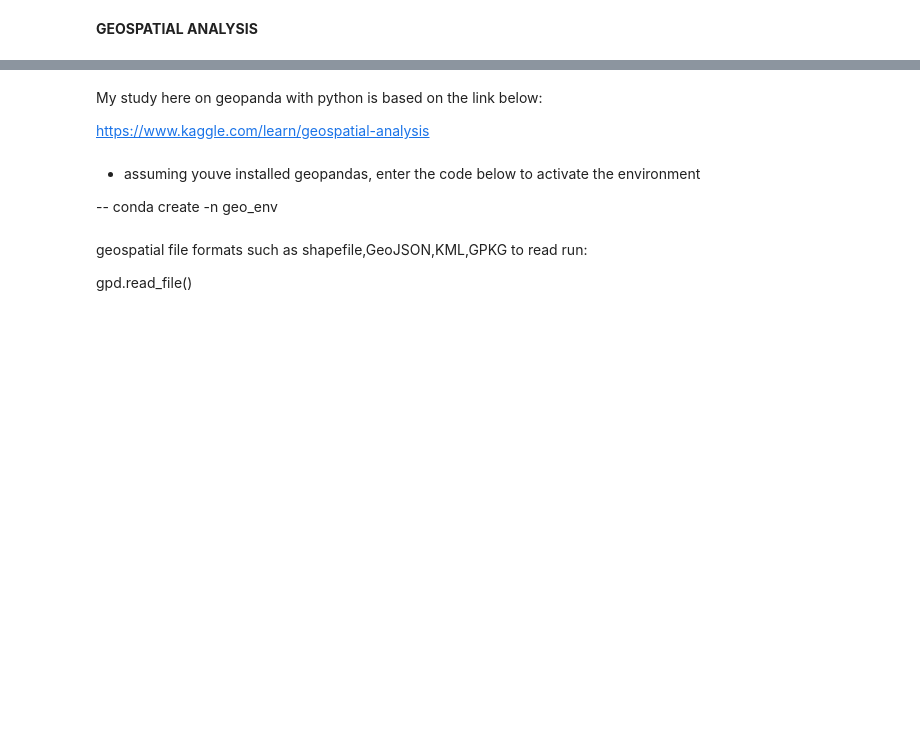
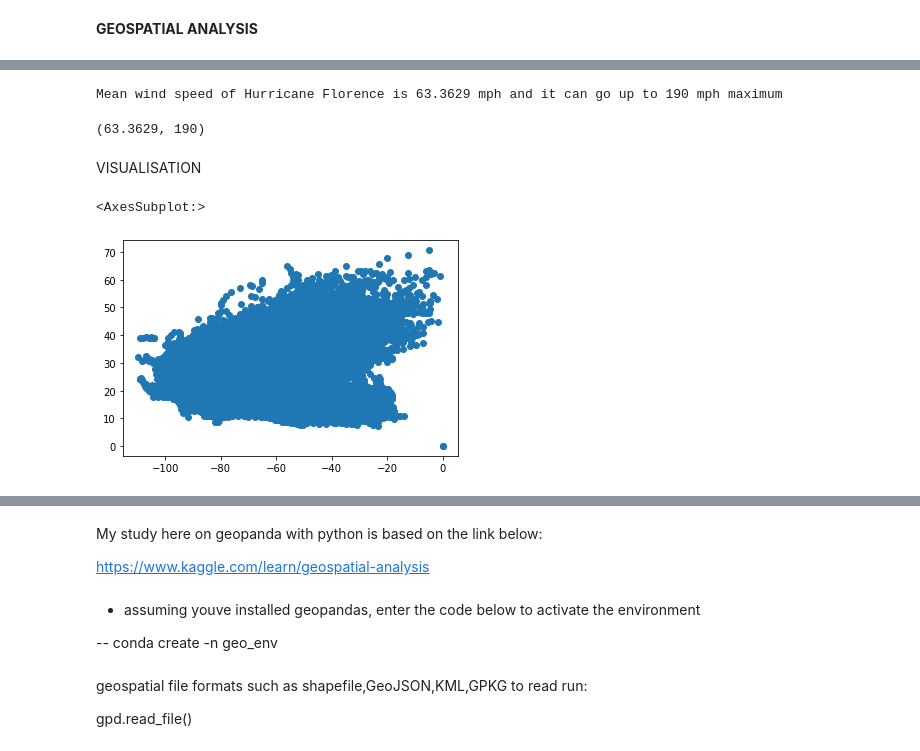
Before and after one commit to syaamil1997/my_playground, a Jupyter notebook: AS004 - Geopanda/210429 exercise.ipynb, the cells around one changed output, grey strips where cells are left out. Drawn from its saved outputs; the diff is of its cells as text; code cells hidden in the pictures; blank space fills up the shorter version.

```diff
--- a/AS004 - Geopanda/210429 exercise.ipynb
+++ b/AS004 - Geopanda/210429 exercise.ipynb
@@ -6,0 +127,2 @@ import num
+# %%
+florence = florence.drop(['AdvisoryNumber','Forecaster','Received'],axis=1)
@@ -6,0 +150,5 @@ import num
+# %%
+#.values is to change it dataframe into array
+#tolist is to make it into a list
+
+florence['coordinates'] = florence[['Long','Lat']].values.tolist()
@@ -6,0 +166,3 @@ import num
+# %%
+florence['coordinates'] = florence['coordinates'].apply(Point)
+florence.head()
@@ -6,0 +176,4 @@ import num
+# %%
+#converting dataframe into geodataframe and geo series
+florence = geopandas.GeoDataFrame(florence,geometry='coordinates')
+florence.head()
@@ -6,0 +232,16 @@ import num
+# %%
+print("Mean wind speed of Hurricane Florence is {} mph and it can go up to {} mph maximum".format(round(florence.Wind.mean(),4),
+                                                                                         florence.Wind.max()))
+# %% [output]
+Mean wind speed of Hurricane Florence is 63.3629 mph and it can go up to 190 mph maximum
+# %%
+round(florence.Wind.mean(),4),florence.Wind.max()
+# %% [output]
+(63.3629, 190)
+# %% [markdown]
+VISUALISATION
+# %%
+florence.plot()
+# %% [output]
+<AxesSubplot:>
+[figure, added]
```
Also changed, not shown: parts of 36 cells of this notebook, 34 other files.
